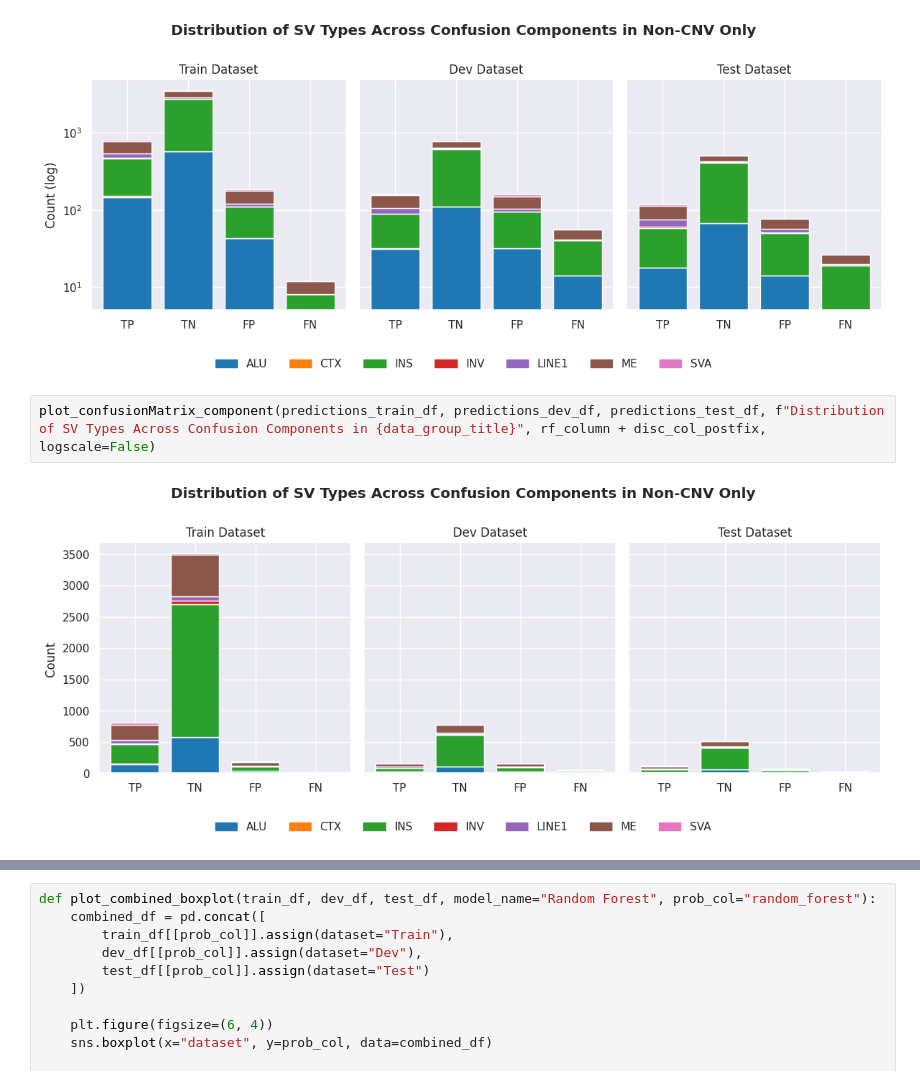
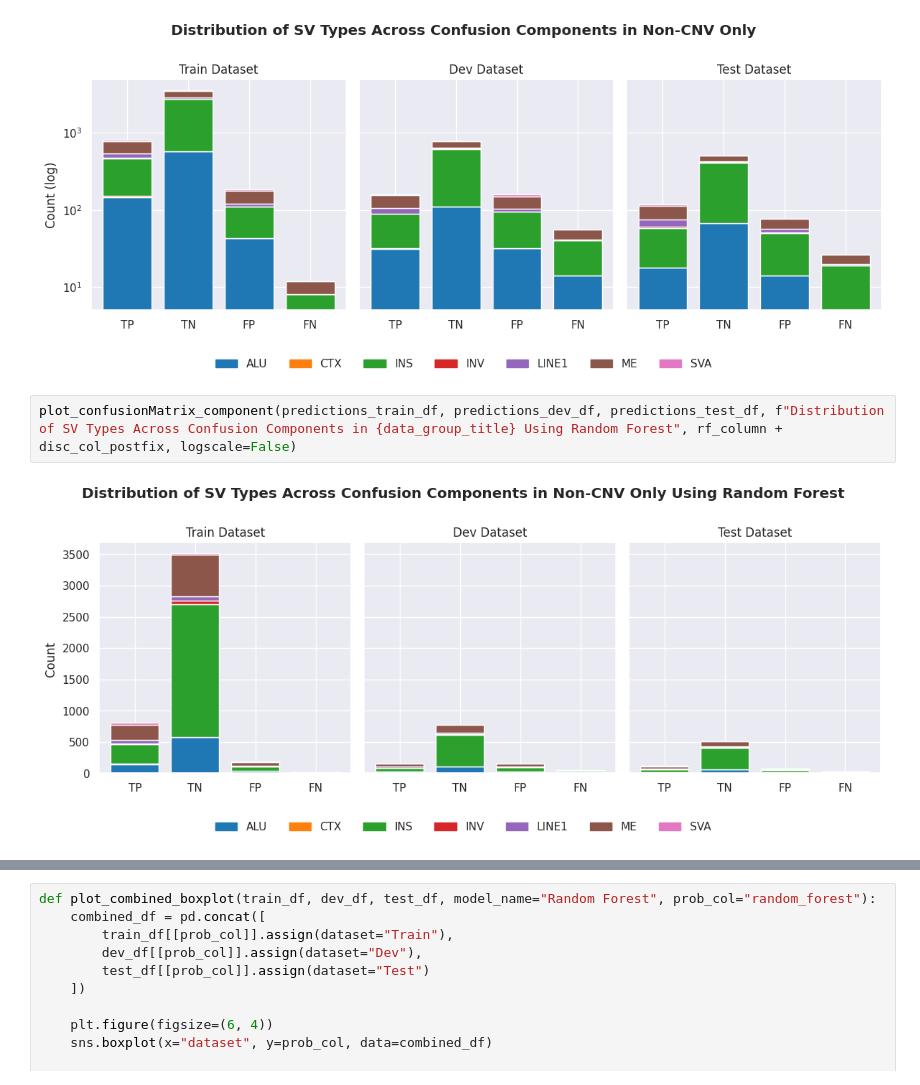
Before and after one commit to VJalili/denovo, a Jupyter notebook: denovo_model.ipynb, the cells around one changed output, grey strips where cells are left out. Cells and saved outputs as stored; diff of their text form.

```diff
--- a/denovo_model.ipynb
+++ b/denovo_model.ipynb
@@ -652,7 +654,7 @@ plot_confusionMatrix_component(predictions_train_df, predictions_dev_df, predict
 # %% [output]
 [figure]
 # %%
-plot_confusionMatrix_component(predictions_train_df, predictions_dev_df, predictions_test_df, f"Distribution of SV Types Across Confusion Components in {data_group_title}", rf_column + disc_col_postfix, logscale=False)
+plot_confusionMatrix_component(predictions_train_df, predictions_dev_df, predictions_test_df, f"Distribution of SV Types Across Confusion Components in {data_group_title} Using Random Forest", rf_column + disc_col_postfix, logscale=False)
 # %% [output]
-[figure, old version]
+[figure, new version]
 # %%
```
Also changed, not shown: parts of 15 cells of this notebook.
